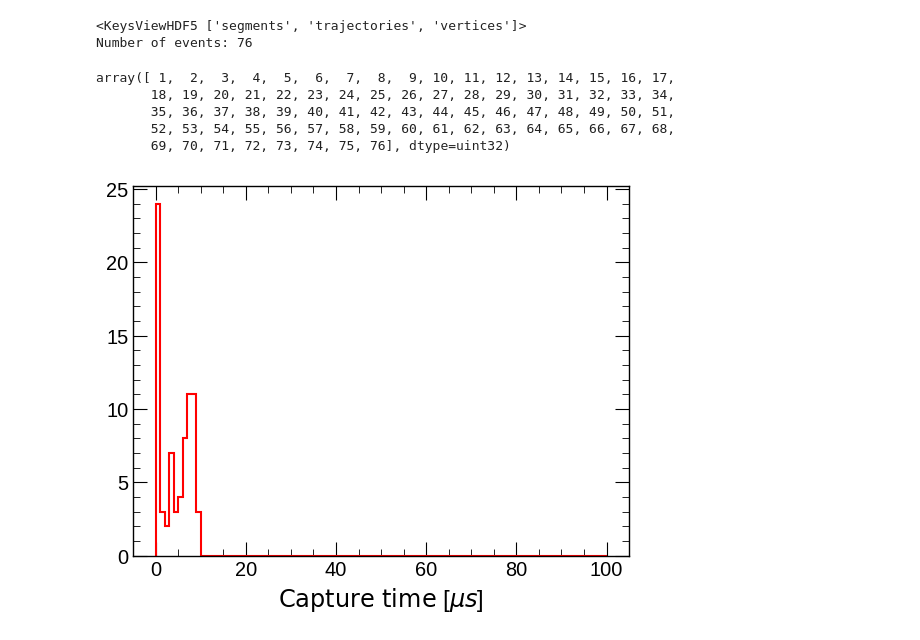
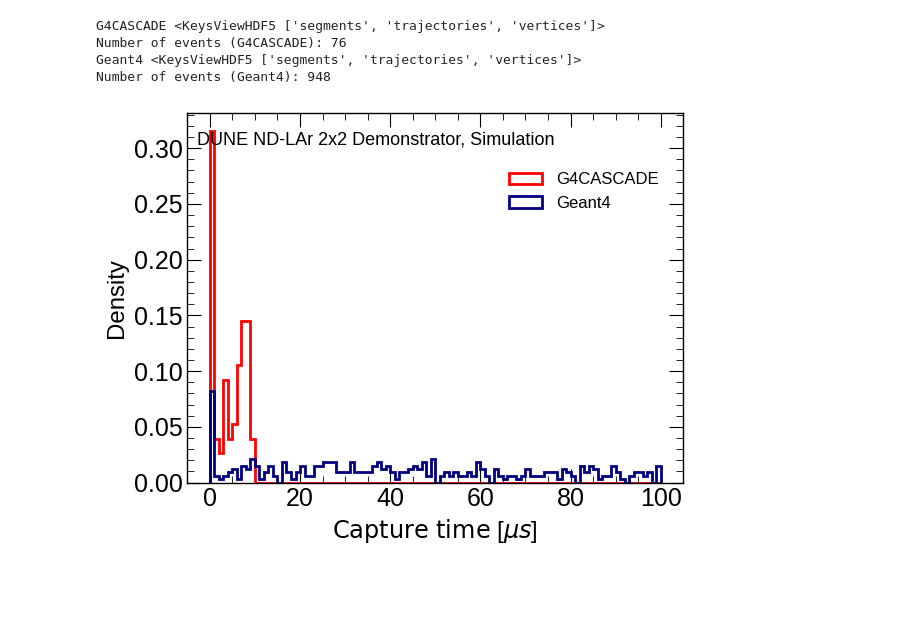
Before and after one commit to lmlepin9/2x2_neutron_sources, a Jupyter notebook: AmBe/simulations/AmBe_edep-sim_diagnostics.ipynb, the cells around one changed output. Cells and saved outputs as stored; diff of their text form; code cells hidden in the pictures; blank space fills up the shorter version.

```diff
--- a/AmBe/simulations/AmBe_edep-sim_diagnostics.ipynb
+++ b/AmBe/simulations/AmBe_edep-sim_diagnostics.ipynb
@@ -7,22 +8,25 @@ import os
 
 plt.style.use('../../utils/dune.mplstyle')
 # %%
-file='/pscratch/sd/l/lmlepin/grid_output/AmBe_top_mod2_test_03-17/EDEPSIM/2x2_QGSP_BERT_HP_AmBe_1773786323_0_TIME_MOD.EDEPSIM.hdf5'
-h5_file = h5py.File(file,'r')
-vertex = h5_file['vertices']
-traj = h5_file['trajectories']
-seg = h5_file['segments']
-print(h5_file.keys())
-print(f"Number of events: {len(vertex)}")
+files = {
+    'G4CASCADE': '/pscratch/sd/l/lmlepin/grid_output/AmBe_top_mod2_test_03-17/EDEPSIM/2x2_QGSP_BERT_HP_AmBe_1773786323_0_TIME_MOD.EDEPSIM.hdf5',
+    'Geant4': '/global/cfs/cdirs/dune/users/lmlepin/2x2_neutron_prod/AmBe_tests/AmBe_QGSP_BERT.EDEPSIM.hdf5',
+}
+
+datasets = {}
+for label, file in files.items():
+    h5_file = h5py.File(file, 'r')
+    datasets[label] = {
+        'file': h5_file,
+        'vertex': h5_file['vertices'],
+        'traj': h5_file['trajectories'],
+        'seg': h5_file['segments'],
+    }
+    print(label, h5_file.keys())
+    print(f"Number of events ({label}): {len(datasets[label]['vertex'])}")
 # %% [output]
-<KeysViewHDF5 ['segments', 'trajectories', 'vertices']>
-Number of events: 76
+G4CASCADE <KeysViewHDF5 ['segments', 'trajectories', 'vertices']>
+Number of events (G4CASCADE): 76
+Geant4 <KeysViewHDF5 ['segments', 'trajectories', 'vertices']>
+Number of events (Geant4): 948
-# %%
-vertex['event_id']
-# %% [output]
-array([ 1,  2,  3,  4,  5,  6,  7,  8,  9, 10, 11, 12, 13, 14, 15, 16, 17,
-       18, 19, 20, 21, 22, 23, 24, 25, 26, 27, 28, 29, 30, 31, 32, 33, 34,
-       35, 36, 37, 38, 39, 40, 41, 42, 43, 44, 45, 46, 47, 48, 49, 50, 51,
-       52, 53, 54, 55, 56, 57, 58, 59, 60, 61, 62, 63, 64, 65, 66, 67, 68,
-       69, 70, 71, 72, 73, 74, 75, 76], dtype=uint32)
 # %%
@@ -60,7 +110,25 @@ for ev in vertex['event_id']:
 # %%
-plt.hist(capture_times,bins=100,range=(0.,100.),histtype='step',color='red')
-plt.xlabel(r'$\text{Capture time}$ [$\mu s$]')
+fig, ax = plt.subplots()
+
+for label, values in results.items():
+    ax.hist(
+        values['capture_times'],
+        bins=100,
+        range=(0.0, 100.0),
+        density=True,
+        histtype='step',
+        linewidth=2,
+        label=label,
+        **plot_styles[label],
+    )
+
+ax.set_ylabel('Density')
+ax.set_xlabel(r'$\text{Capture time}$ [$\mu s$]')
+ax.legend(**LEGEND_KWARGS)
+set_tick_label_size(ax)
+add_ndlar_label(ax)
+fig.savefig(FIGURE_DIR / 'capture_time_density.png', dpi=300, bbox_inches='tight')
 plt.show()
 # %% [output]
-[figure, old version]
+[figure, new version]
 # %%
```
Also changed, not shown: parts of 6 cells of this notebook, 3 other files.
